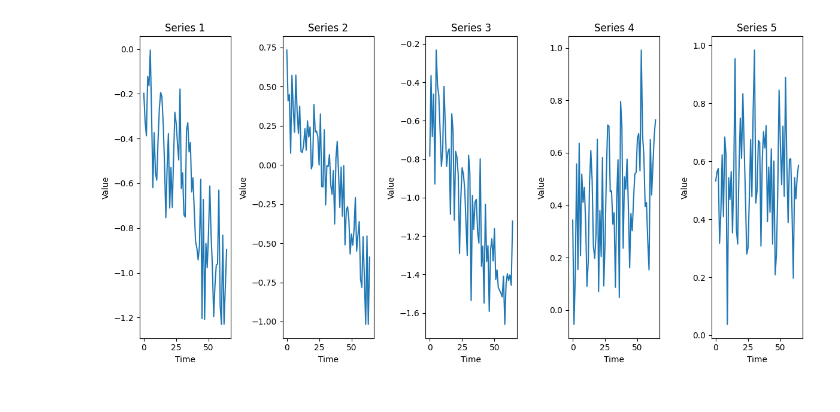
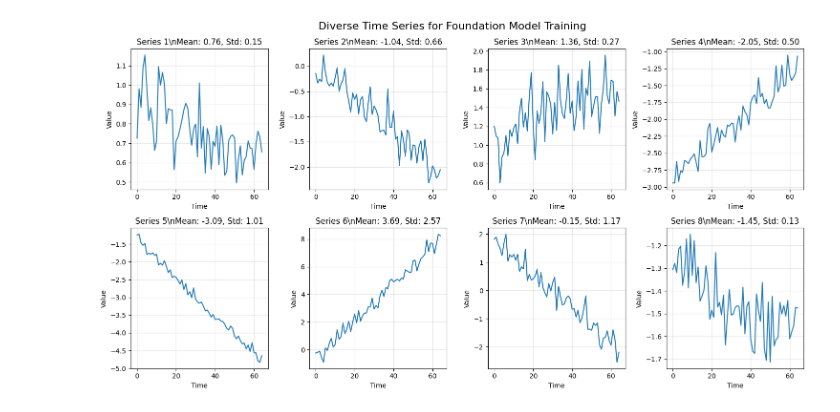
Before and after one commit to TimeBinFM/binconvfm, a Jupyter notebook: notebooks/binconv_training_example.ipynb, the cells around one changed output. Saved outputs shown, nothing was run; the diff lists cells and outputs as text; code cells hidden in the pictures.

```diff
--- a/notebooks/binconv_training_example.ipynb
+++ b/notebooks/binconv_training_example.ipynb
@@ -7,7 +13,19 @@ import torch
 import torch.nn.functional as F
 import numpy as np
 import matplotlib.pyplot as plt
+import logging
 from torch.utils.data import Dataset, DataLoader
 
+# BinConv imports
 from binconvfm.models.binconv import LightningBinConv
+from binconvfm.utils.processing import BinScaler, StandardScaler, BinaryQuantizer
 from pytorch_lightning import Trainer
+
+# Set up logging to see foundation model preprocessing in action
+logging.basicConfig(level=logging.INFO,
+                   format='%(asctime)s - %(name)s - %(levelname)s - %(message)s')
+logger = logging.getLogger(__name__)
+
+print("🚀 BinConv Foundation Model Training Environment Ready!")
+print("✅ Stateless preprocessing enabled")
+print("✅ Production-ready logging configured")
@@ -16,12 +40,15 @@ from pytorch_lightning import Trainer
 # %%
-def generate_linear_trend_data(num_samples, seq_length, noise_std=0.1):
+def generate_diverse_time_series(num_samples, seq_length, noise_std=0.1):
     """
-    Generate time series with linear trends and Gaussian noise.
+    Generate diverse time series for foundation model training.
+
+    Each series has different statistical properties (scale, trend, noise level)
+    to demonstrate the importance of per-sample preprocessing.
 
     Args:
         num_samples: Number of time series to generate
         seq_length: Length of each time series
-        noise_std: Standard deviation of Gaussian noise
+        noise_std: Base standard deviation of Gaussian noise
 
     Returns:
         numpy array of shape (num_samples, seq_length)
@@ -30,42 +57,73 @@ def generate_linear_trend_data(num_samples, seq_length, noise_std=0.1):
 
     for i in range(num_samples):
         # Random slope and intercept for linear trend
-        slope = np.random.uniform(-0.02, 0.02)  # Small slopes for realistic trends
-        intercept = np.random.uniform(-1, 1)
+        slope = np.random.uniform(-0.05, 0.05)  # Varied slopes
+        intercept = np.random.uniform(-2, 2)    # Varied intercepts
+
+        # Random scale factor to create different magnitude series
+        scale_factor = np.random.uniform(0.5, 3.0)
+
+        # Random noise level per series
+        series_noise_std = noise_std * np.random.uniform(0.5, 2.0)
 
         # Time points
         t = np.arange(seq_length)
 
-        # Linear trend
+        # Linear trend with different characteristics per series
         trend = slope * t + intercept
 
-        # Add Gaussian noise
-        noise = np.random.normal(0, noise_std, seq_length)
+        # Add Gaussian noise with series-specific level
+        noise = np.random.normal(0, series_noise_std, seq_length)
 
-        # Combine trend and noise
-        series = trend + noise
+        # Apply scale factor to create diverse magnitudes
+        series = (trend + noise) * scale_factor
         data.append(series)
 
     return np.array(data)
 
-# Generate training data
+# Configuration for foundation model training
 context_length = 64
 prediction_length = 1  # BinConv predicts one step ahead
 num_train_samples = 1000
-noise_std = 0.2
+num_val_samples = 200
+base_noise_std = 0.1
 
-# Generate raw data
-train_data = generate_linear_trend_data(num_train_samples, context_length + prediction_length, noise_std)
-print(f"Generated training data shape: {train_data.shape}")
+logger.info(f"Generating {num_train_samples} diverse training samples...")
 
-# Plot a few examples
-plt.figure(figsize=(12, 6))
-for i in range(5):
-    plt.subplot(1, 5, i+1)
-    plt.plot(train_data[i])
-    plt.title(f'Series {i+1}')
+# Generate diverse training data
+train_data = generate_diverse_time_series(
+    num_train_samples,
+    context_length + prediction_length,
+    base_noise_std
+)
+
+# Generate validation data
+val_data = generate_diverse_time_series(
+    num_val_samples,
+    context_length + prediction_length,
+    base_noise_std
+)
+
+print(f"📊 Generated training data shape: {train_data.shape}")
+print(f"📊 Generated validation data shape: {val_data.shape}")
+
+# Show diversity in the generated data
+print(f"📈 Training data statistics:")
+print(f"   Mean range: [{train_data.mean(axis=1).min():.3f}, {train_data.mean(axis=1).max():.3f}]")
+print(f"   Std range: [{train_data.std(axis=1).min():.3f}, {train_data.std(axis=1).max():.3f}]")
+print("   This diversity is why foundation models need per-sample preprocessing!")
+
+# Plot examples showing diversity
+plt.figure(figsize=(15, 8))
+for i in range(8):
+    plt.subplot(2, 4, i+1)
+    series = train_data[i]
+    plt.plot(series)
+    plt.title(f'Series {i+1}\\nMean: {series.mean():.2f}, Std: {series.std():.2f}')
     plt.xlabel('Time')
     plt.ylabel('Value')
+    plt.grid(True, alpha=0.3)
+plt.suptitle('Diverse Time Series for Foundation Model Training', fontsize=16)
 plt.tight_layout()
 plt.show()
 # %% [output]
@@ -73 +137 @@ Generated training data shape: (1000, 65)
-[figure, old version]
+[figure, new version]
```
Also changed, not shown: parts of 18 cells of this notebook, 2 other files.
